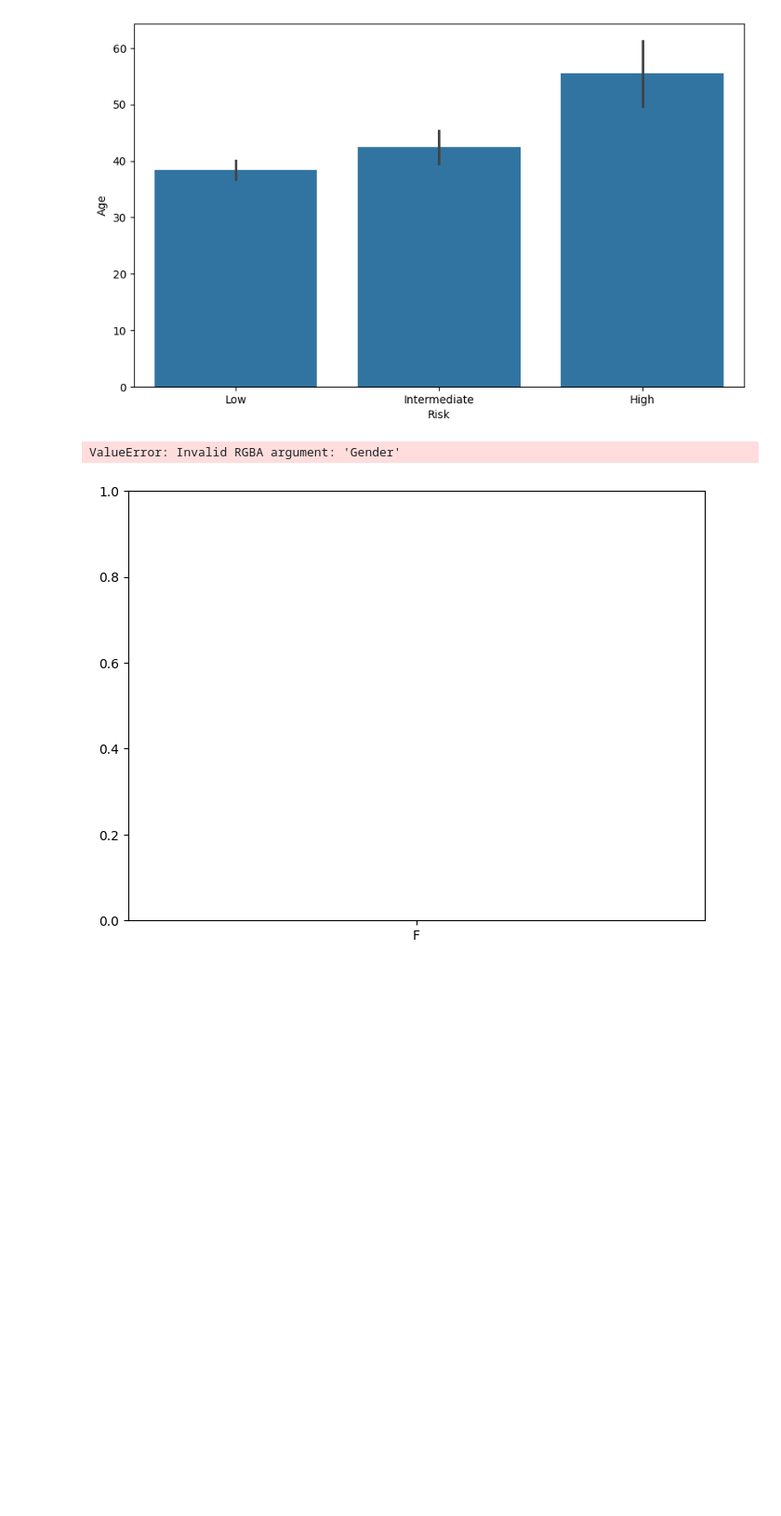
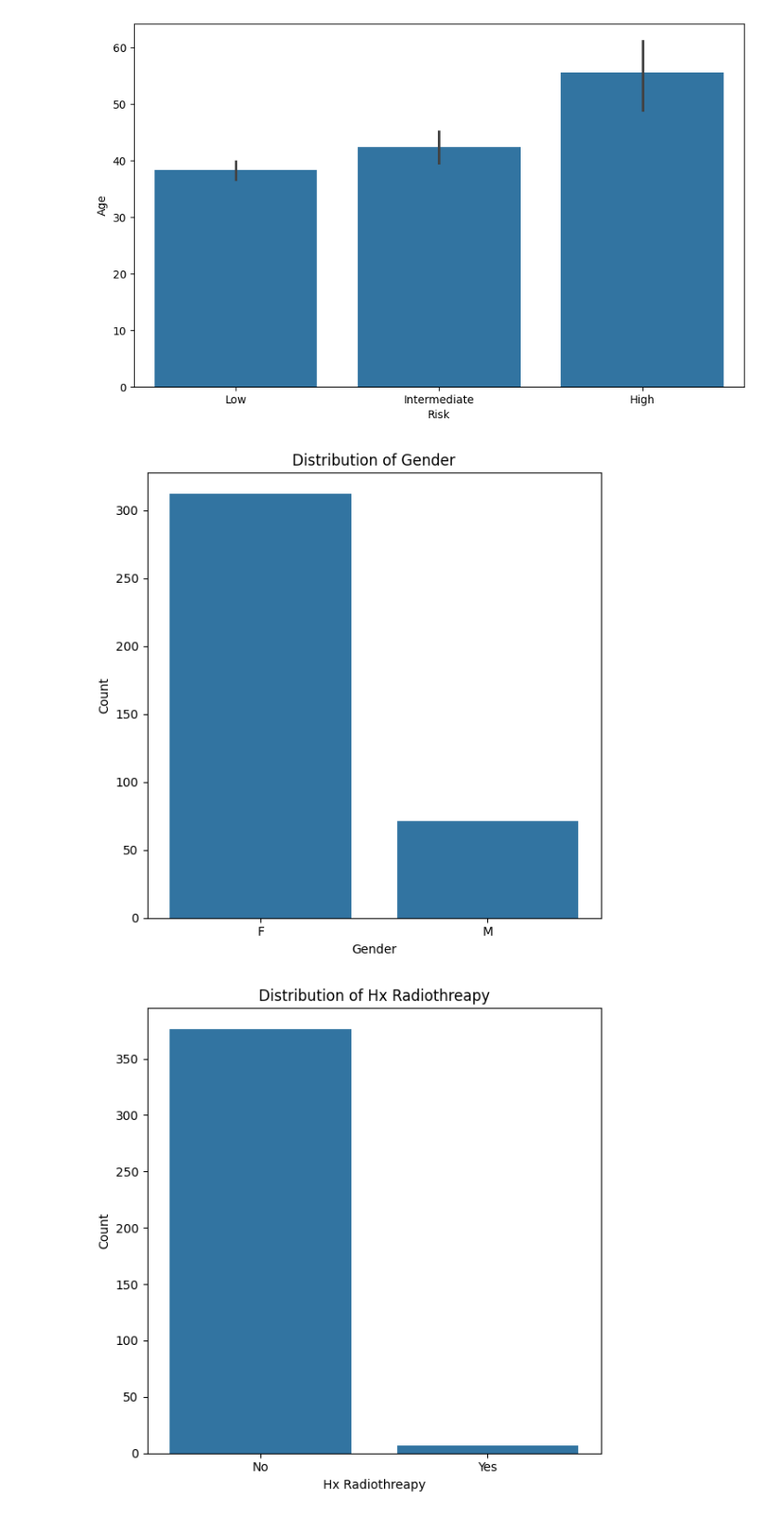
Before and after one commit to Joseph-Kobo/Exploratory_data_analysis_of-_thyroid_cancer_recurrence, a Jupyter notebook: Thyroid_Cancer_Analysis.ipynb, the cells around one changed output. Shown at 93% size. Cells and saved outputs as stored; diff of their text form; code cells hidden in the pictures; blank space fills up the shorter version.

```diff
--- a/Thyroid_Cancer_Analysis.ipynb
+++ b/Thyroid_Cancer_Analysis.ipynb
@@ -144,13 +144,25 @@ plt.show()
 # %% [output]
 [figure]
 # %%
+import pandas as pd
+import numpy as np
+import seaborn as sns
+import matplotlib.pyplot as plt
+import plotly.express as px
+
+
 for col in categorical_features:
+    plt.figure(figsize=(6, 6))
     order = df[col].value_counts().index.tolist()
-    plt.figure(figsize=(8, 6))
-    sns.histplot(data= df,x=col, color=col,
-                       title=f'DISTRIBUTION OF {col}',
-                       category_orders={col: order})
+
+    sns.countplot(data=df, x=col, order=order)
+
+    plt.title(f'Distribution of {col}')
+    plt.xlabel(col)
+    plt.ylabel('Count')
+    plt.xticks()
+    plt.tight_layout()
     plt.show()
 # %% [output]
-ValueError: Invalid RGBA argument: 'Gender'
-[figure, old version]
+[figure, new version]
+[figure, added]
```
Also changed, not shown: parts of 6 cells of this notebook.
